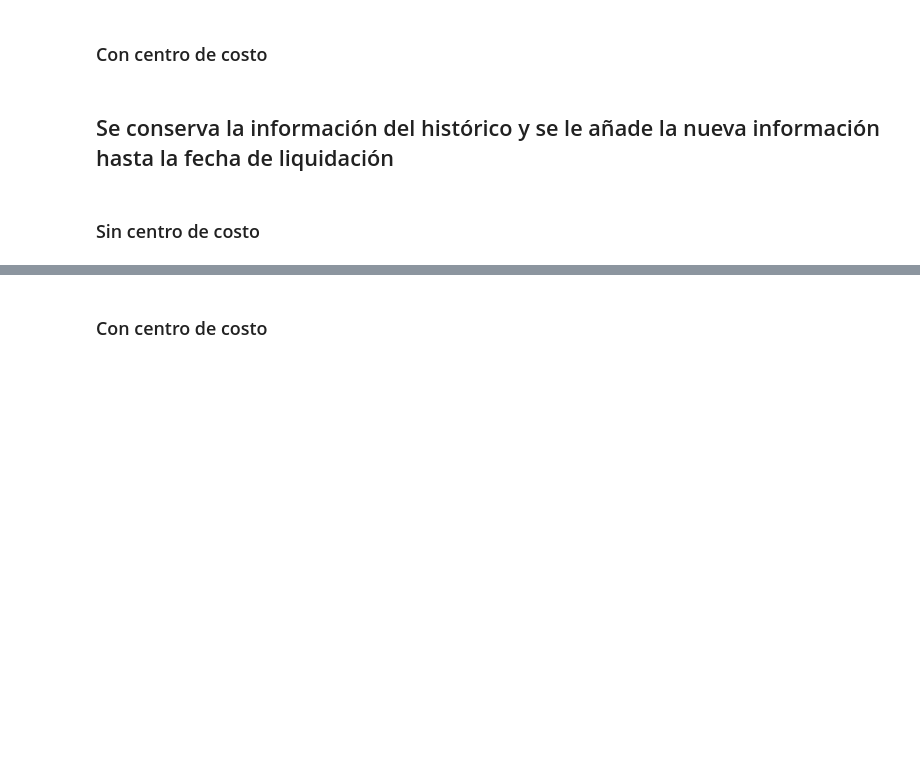
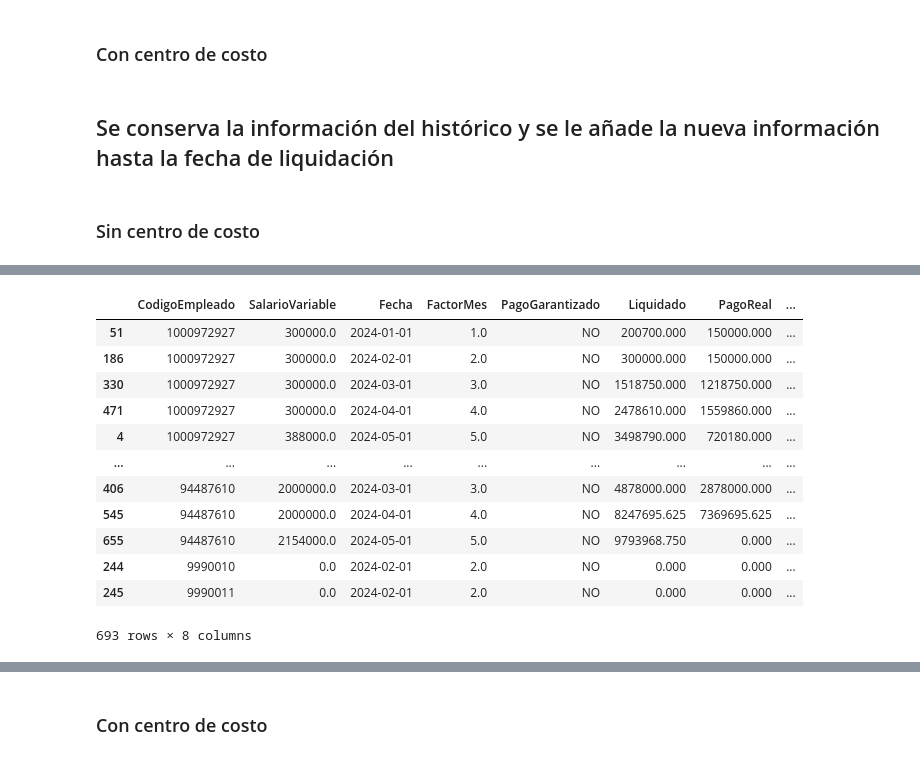
Before and after one commit to Crispelinho/-Liquidations-Incentives-Jupyter, a Jupyter notebook: 2. Calculo de Maestra de Liquidaciones.ipynb, the cells around one changed output, grey strips where cells are left out. Drawn from its saved outputs; the diff is of its cells as text; code cells hidden in the pictures; blank space fills up the shorter version.

```diff
--- a/2. Calculo de Maestra de Liquidaciones.ipynb
+++ b/2. Calculo de Maestra de Liquidaciones.ipynb
@@ -1261,5 +1657,5 @@ resultado_liquidaciones_copy[resultado_liquidaciones_copy['CodigoEmpleado'] == '
 # %%
-resultado_liquidaciones = resultado_liquidaciones.groupby(['CodigoEmpleado'], group_keys=False).apply(calcular_liquidacion_mes)
+# resultado_liquidaciones = resultado_liquidaciones.groupby(['CodigoEmpleado'], group_keys=False).apply(calcular_liquidacion_mes)
 resultado_liquidaciones.rename(columns={'NuevoFactor': 'FactorMes'}, inplace=True)
 resultado_liquidaciones['PagoGarantizado'] = 'NO'
 
@@ -1459,0 +2052,4 @@ resultado_liquidaciones_centro_costo
+# %%
+resultado_liquidaciones_copy = resultado_liquidaciones.copy()
+resultado_liquidaciones = resultado_liquidaciones_copy
+resultado_liquidaciones
@@ -1499,6 +2109,7 @@ for codigo_empleado_excepcion in excepciones_diferencias:
         resultado_liquidaciones['PagoReal']
     )
 
-resultado_liquidaciones['PagadoFecha'] = resultado_liquidaciones.groupby(['CodigoEmpleado'])['PagoReal'].transform(pd.Series.cumsum)
-resultado_liquidaciones['PagadoFecha'] = resultado_liquidaciones['PagadoFecha'] - resultado_liquidaciones['PagoReal']
-resultado_liquidaciones
+resultado_liquidaciones['PagadoFecha'] = 0
+
+resultado_liquidaciones = resultado_liquidaciones.groupby(['CodigoEmpleado'], group_keys=False).apply(calcular_liquidacion_mes_corregido)
+resultado_liquidaciones.head()
@@ -1504,0 +2135,4 @@ resultado_liquidaciones
+# %%
+resultado_liquidaciones['PagadoFecha'] = resultado_liquidaciones.apply(
+    lambda row: row['PagadoFecha'] - row['PagoReal'] if row['PagoGarantizado'] == 'NO' else row['PagadoFecha'], axis=1
+)
@@ -1504,0 +2152,22 @@ resultado_liquidaciones
+# %%
+# resultado_liquidaciones_corregido = resultado_liquidaciones[
+#     (resultado_liquidaciones['CodigoEmpleado'] == '16659046') |
+#     (resultado_liquidaciones['CodigoEmpleado'] == '1111135') |
+#     (resultado_liquidaciones['CodigoEmpleado'] == '1018451704')
+# ].groupby(['CodigoEmpleado'], group_keys=False).apply(calcular_liquidacion_mes_corregido)
+resultado_liquidaciones_corregido = resultado_liquidaciones.groupby(['CodigoEmpleado'], group_keys=False).apply(calcular_liquidacion_mes_corregido)
+resultado_liquidaciones_corregido
+# %% [output]
+|  | CodigoEmpleado | SalarioVariable | Fecha | FactorMes | PagoGarantizado | Liquidado | PagoReal | ... |
+| 51 | 1000972927 | 300000.0 | 2024-01-01 | 1.0 | NO | 200700.000 | 150000.000 | ... |
+| 186 | 1000972927 | 300000.0 | 2024-02-01 | 2.0 | NO | 300000.000 | 150000.000 | ... |
+| 330 | 1000972927 | 300000.0 | 2024-03-01 | 3.0 | NO | 1518750.000 | 1218750.000 | ... |
+| 471 | 1000972927 | 300000.0 | 2024-04-01 | 4.0 | NO | 2478610.000 | 1559860.000 | ... |
+| 4 | 1000972927 | 388000.0 | 2024-05-01 | 5.0 | NO | 3498790.000 | 720180.000 | ... |
+| ... | ... | ... | ... | ... | ... | ... | ... | ... |
+| 406 | 94487610 | 2000000.0 | 2024-03-01 | 3.0 | NO | 4878000.000 | 2878000.000 | ... |
+| 545 | 94487610 | 2000000.0 | 2024-04-01 | 4.0 | NO | 8247695.625 | 7369695.625 | ... |
+| 655 | 94487610 | 2154000.0 | 2024-05-01 | 5.0 | NO | 9793968.750 | 0.000 | ... |
+| 244 | 9990010 | 0.0 | 2024-02-01 | 2.0 | NO | 0.000 | 0.000 | ... |
+| 245 | 9990011 | 0.0 | 2024-02-01 | 2.0 | NO | 0.000 | 0.000 | ... |
+693 rows × 8 columns
```
Also changed, not shown: parts of 95 cells of this notebook, 1 other file.
